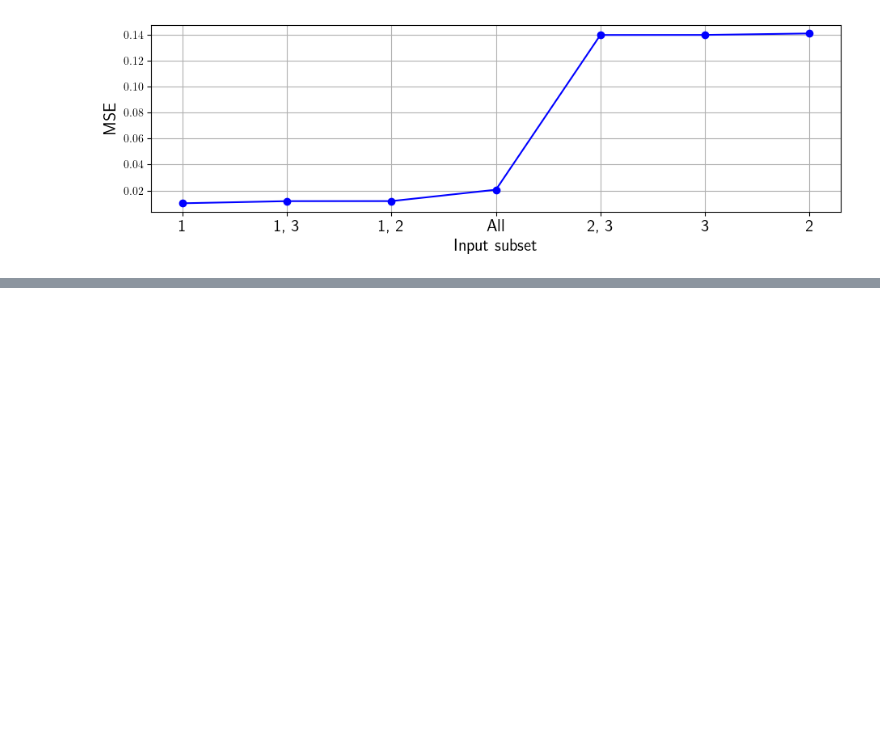
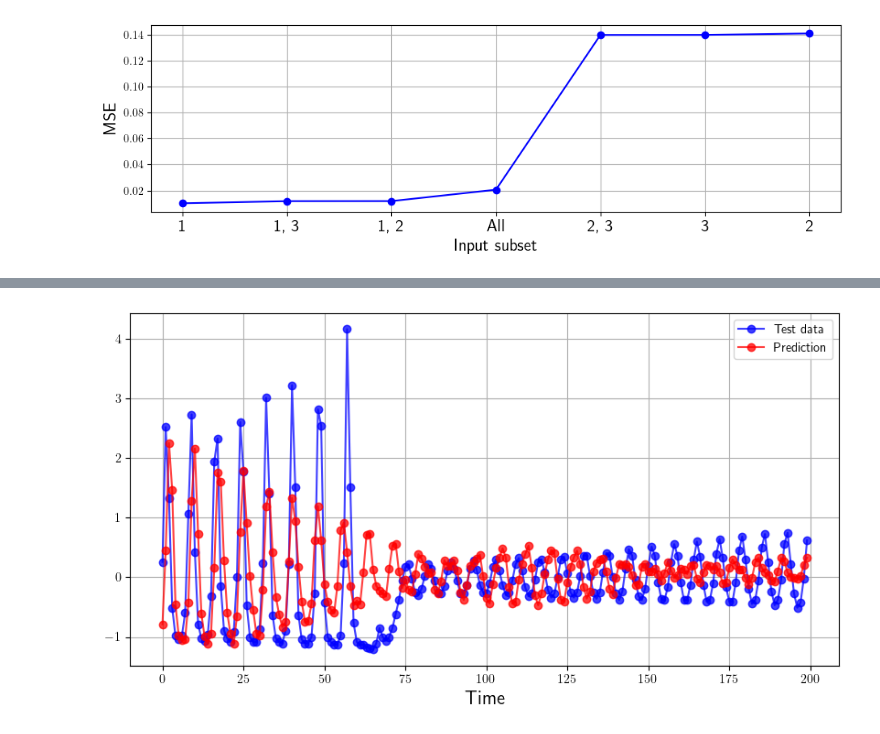
Before and after one commit to ThibeauWouters/MAI, a Jupyter notebook: SVM/Assignment2/SVM_Assignment2.ipynb, the cells around one changed output, grey strips where cells are left out. Cells and saved outputs as stored; diff of their text form; code cells hidden in the pictures; blank space fills up the shorter version.

```diff
--- a/SVM/Assignment2/SVM_Assignment2.ipynb
+++ b/SVM/Assignment2/SVM_Assignment2.ipynb
@@ -211,0 +264,12 @@ plt.show()
+# %%
+plt.figure(figsize=(10,5))
+alph = 0.75
+plt.plot(santafe_test, '-o', color="blue", label = "Test data", alpha=alph)
+plt.plot(santafe_pred_100, '-o', color="red", label = "Prediction", alpha=alph)
+plt.grid()
+plt.legend()
+plt.xlabel("Time", fontsize=fs)
+plt.savefig("Plots/santafe_prediction_100.pdf", bbox_inches = 'tight')
+plt.show()
+# %% [output]
+[figure, added]
```
Also changed, not shown: parts of 29 cells of this notebook, 16 other files.
